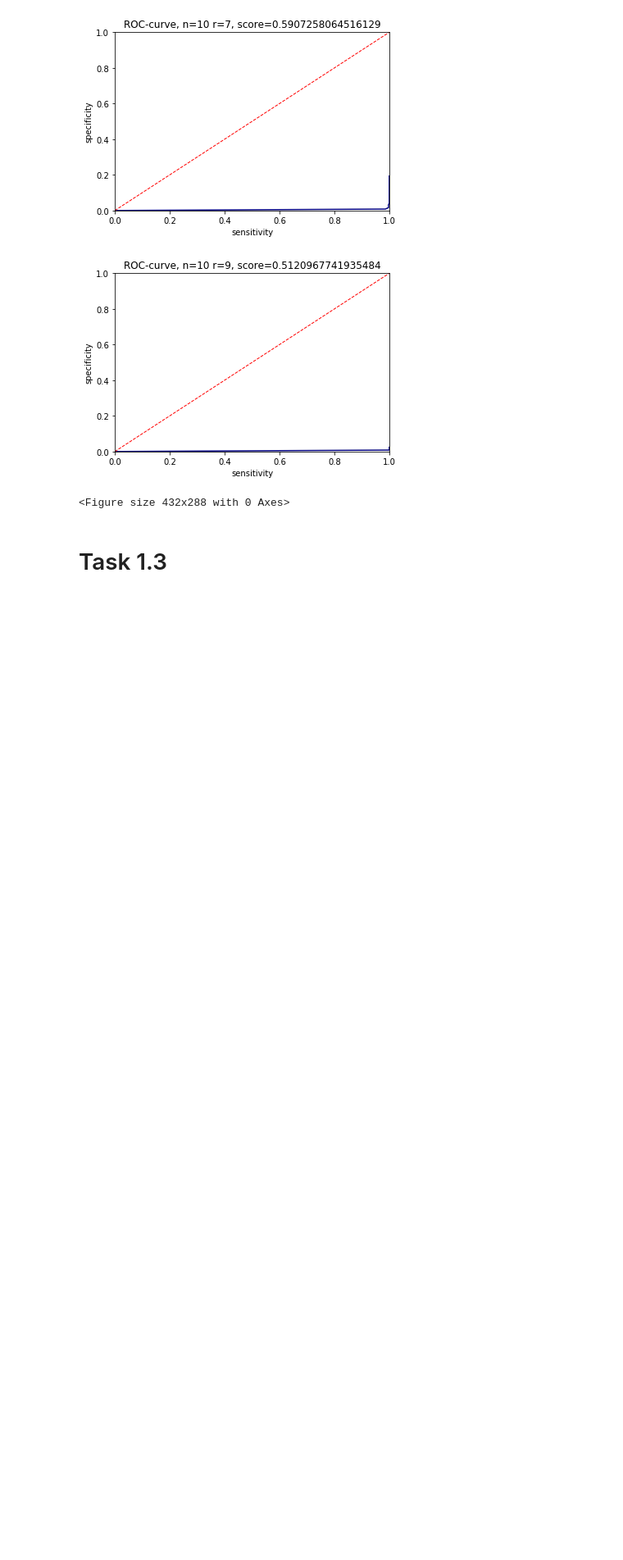
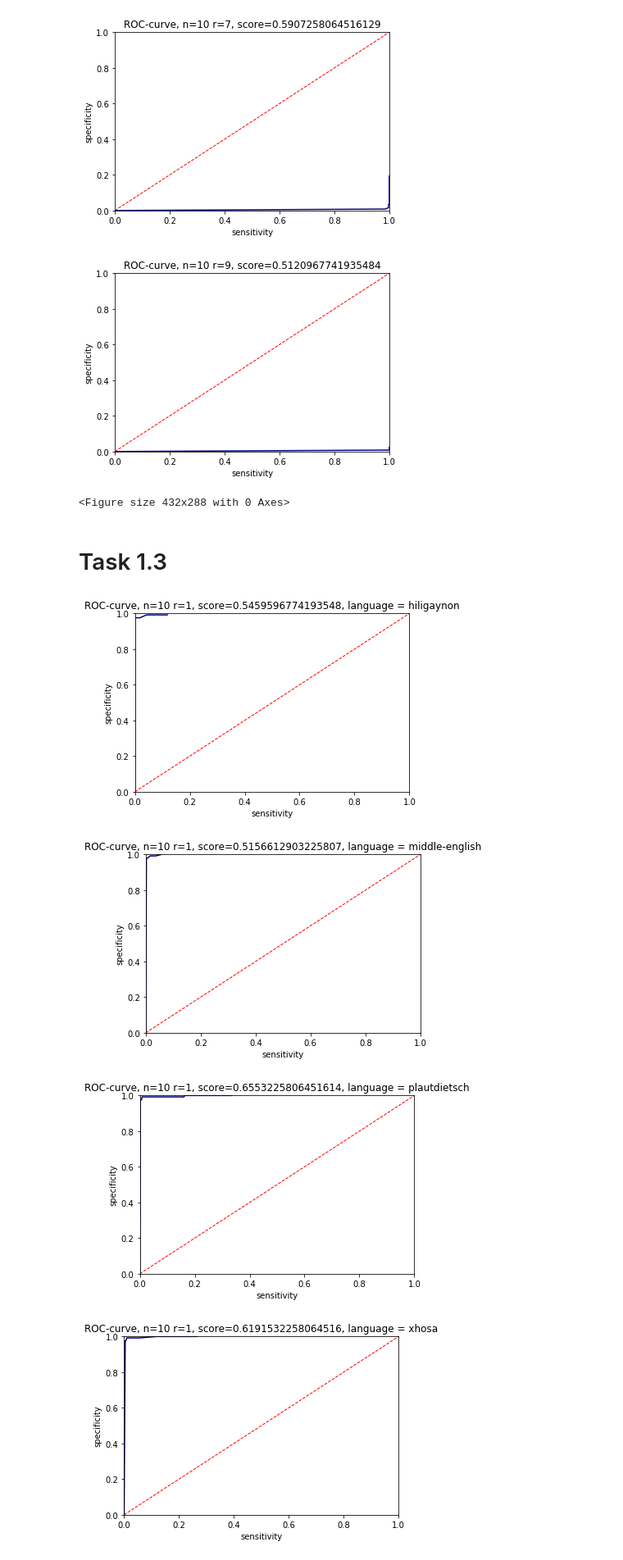
Before and after one commit to angelinabudiarto/NaturalComputing-RU, a Jupyter notebook: Assignment-ArtificialImmuneSystems/negative-selection/task1.ipynb, the cells around one changed output. Shown: that part at 82% size. Cells and saved outputs as stored; diff of their text form; code cells hidden in the pictures; blank space fills up the shorter version.

```diff
--- a/Assignment-ArtificialImmuneSystems/negative-selection/task1.ipynb
+++ b/Assignment-ArtificialImmuneSystems/negative-selection/task1.ipynb
@@ -123,3 +125,45 @@ auc_roc(r_values)
 <Figure size 432x288 with 0 Axes>
 # %% [markdown]
 # Task 1.3
+# %%
+languages = ["hiligaynon", "middle-english", "plautdietsch", "xhosa"]
+# %%
+def auc_roc_lang(r_values, languages):
+    for i in r_values:
+        for j in languages:
+            with open (f"lang/{j}.txt") as df:
+                language_test = df.read()
+                language_test = language_test.splitlines()
+
+            english_results = terminal_output("english.test", r = i)
+            language_results = terminal_output(f"lang/{j}.txt", r = i)
+            merged_results = english_results + language_results
+
+            sorted_anomaly = np.sort(merged_results)
+            distinct = np.unique(sorted_anomaly)
+
+            sensitivity_auc = sensitivity(distinct, language_results)
+            specificity_auc = specificity(distinct, english_results)
+
+            labels = [0]*len(english_test)+[1]*len(language_test)
+
+            #auc_roc_score = metrics.auc(sorted(sensitivity_auc), sorted(specificity_auc))
+            auc_roc_score = metrics.roc_auc_score(labels, merged_results)
+
+            plt.plot(sorted(sensitivity_auc), sorted(specificity_auc),color='navy')
+            plt.plot([0, 1], [0, 1], color='red', lw=1, linestyle='--')
+            plt.xlim([0.0, 1.0])
+            plt.ylim([0.0, 1.0])
+            plt.xlabel('sensitivity') #1-specificity
+            plt.ylabel('specificity') #sensitivity
+            plt.title(f"ROC-curve, n={n_value} r={i}, score={auc_roc_score}, language = {j}")
+            plt.show()
+
+            plt.savefig('{}/task1-3_{}_ROC_r{}.png'.format(os.path.join(os.getcwd(),'Task1'), j, i))
+# %%
+auc_roc_lang(r_values, languages)
+# %% [output]
+[figure, added]
+[figure, added]
+[figure, added]
+[figure, added]
```
Also changed, not shown: parts of 4 cells of this notebook.
